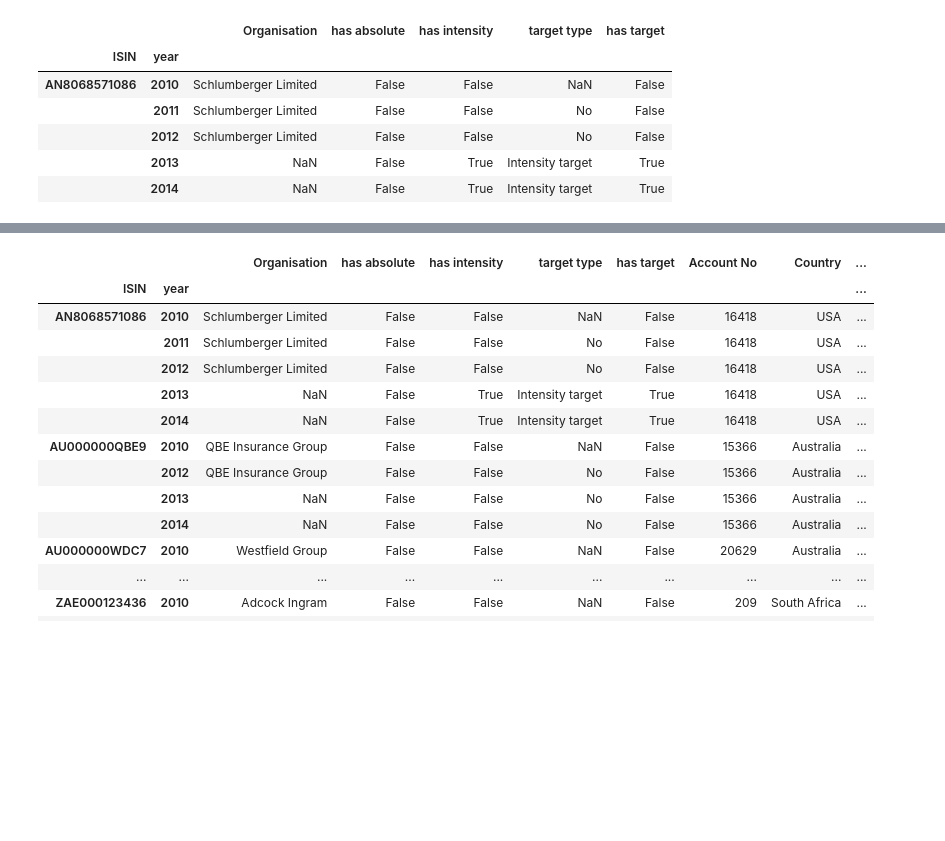
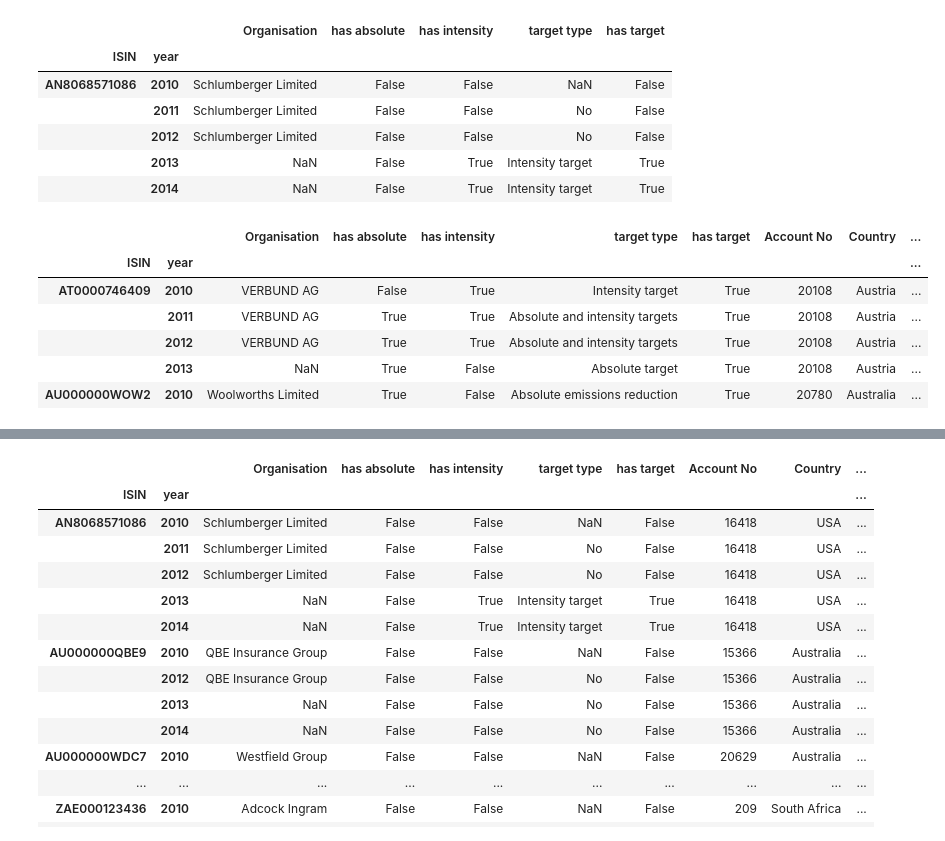
Before and after one commit to mirthbottle/ghg, a Jupyter notebook: compare companies.ipynb, the cells around one changed output, grey strips where cells are left out. Drawn from its saved outputs; the diff is of its cells as text; code cells hidden in the pictures; blank space fills up the shorter version.

```diff
--- a/compare companies.ipynb
+++ b/compare companies.ipynb
@@ -47,5 +48,21 @@ targets.head()
 |  | 2012 | Schlumberger Limited | False | False | No | False |
 |  | 2013 | NaN | False | True | Intensity target | True |
 |  | 2014 | NaN | False | True | Intensity target | True |
+# %%
+# targets = targets.reset_index().set_index("ISIN")
+# targetorgs = targets.join(orginfos[orginfos.columns[1:15]])
+targetorgs = targetorgs.reset_index().set_index(["ISIN","year"])
+targetorgs = targetorgs.join(ghgrevs[["percent change 1and2 intensity", "percent change 1and2 total"]], how="inner")
+# %%
+targetorgs.to_pickle("../CDPdata/2010to2014targetorgs.pkl")
+targetorgs.head()
+# %% [output]
+|  |  | Organisation | has absolute | has intensity | target type | has target | Account No | Country | ... |
+| ISIN | year |  |  |  |  |  |  |  | ... |
+| AT0000746409 | 2010 | VERBUND AG | False | True | Intensity target | True | 20108 | Austria | ... |
+|  | 2011 | VERBUND AG | True | True | Absolute and intensity targets | True | 20108 | Austria | ... |
+|  | 2012 | VERBUND AG | True | True | Absolute and intensity targets | True | 20108 | Austria | ... |
+|  | 2013 | NaN | True | False | Absolute target | True | 20108 | Austria | ... |
+| AU000000WOW2 | 2010 | Woolworths Limited | True | False | Absolute emissions reduction | True | 20780 | Australia | ... |
 # %%
 pt, pn = tm.get_companies_by_target(targets)
```
Also changed, not shown: parts of 9 cells of this notebook, 2 other files.
